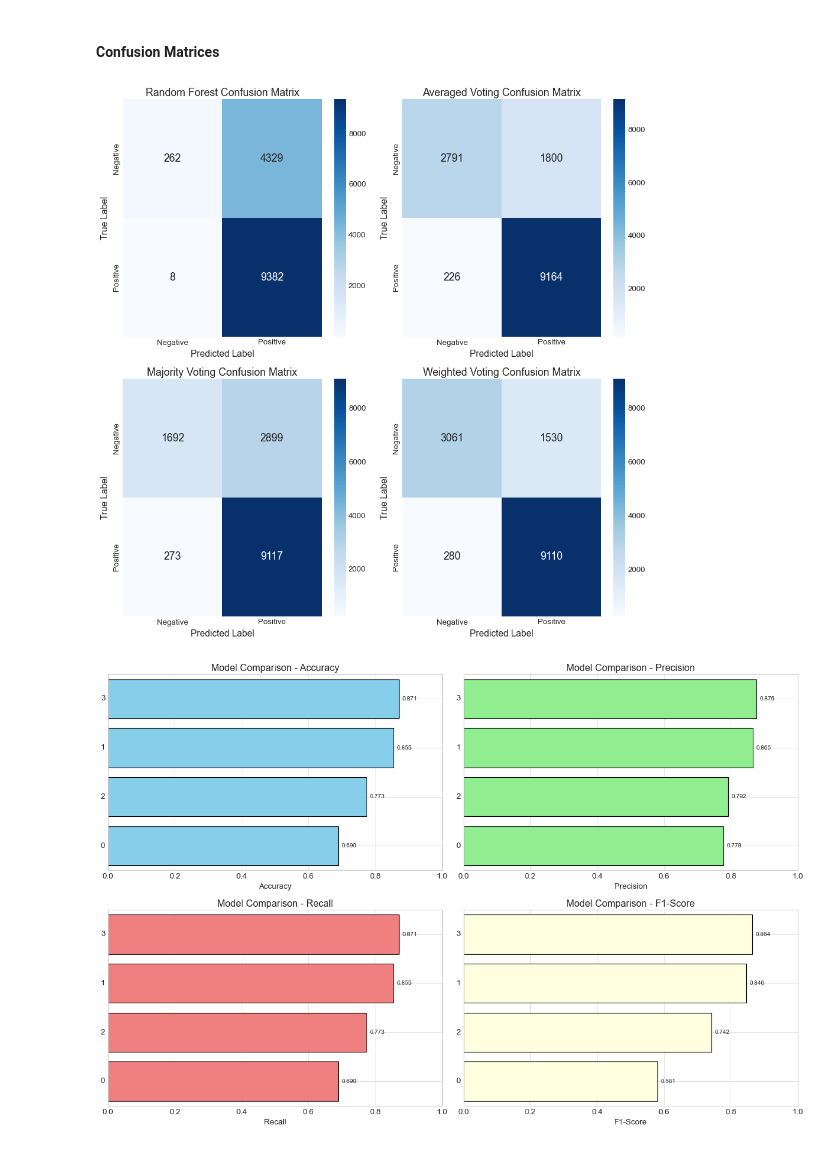
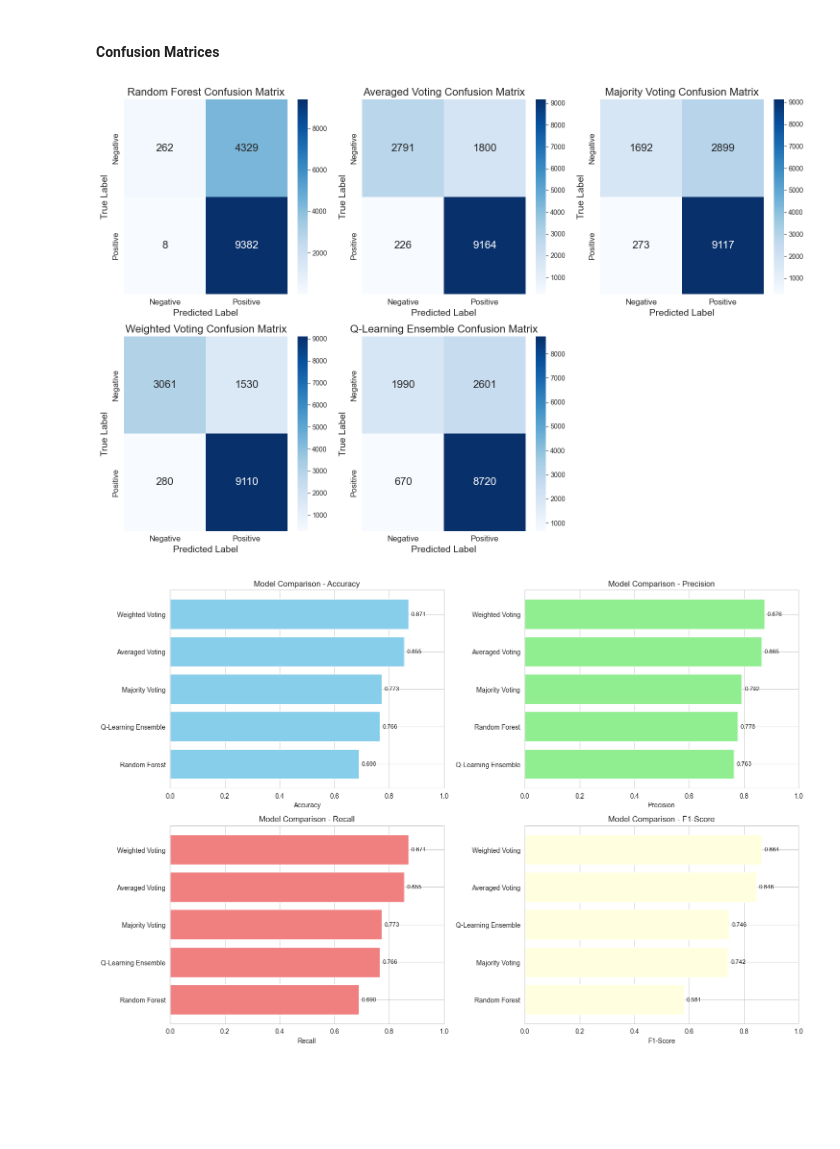
Before and after one commit to itsamirhn/DataMiningProject, a Jupyter notebook: 4 - evaluation.ipynb, the cells around one changed output. Saved outputs shown, nothing was run; the diff lists cells and outputs as text; code cells hidden in the pictures; blank space fills up the shorter version.

Commit message:
feat: Add Q-Learning method

```diff
--- a/4 - evaluation.ipynb
+++ b/4 - evaluation.ipynb
@@ -272,0 +442,14 @@ Total nSV = 198
+# %%
+ql_ensemble = StatelessQLearningEnsemble(
+    base_classifiers=base_classifiers,
+    gamma=0.95,
+    tau_initial=1.0,
+    tau_min=0.01,
+    alpha=0.1,
+    max_episodes=3,
+)
+
+ql_ensemble.fit(X_train, y_train)
+y_pred_ql = ql_ensemble.predict(X_test)
+
+results["Q-Learning Ensemble"] = get_result(y_test, y_pred_ql)
@@ -315,30 +523,41 @@ results_df
 # %% [markdown]
 #### Confusion Matrices
 # %%
-fig, axes = plt.subplots(2, 2, figsize=(12, 12))
+n_models = len(results)
+n_cols = 3
+n_rows = (n_models + n_cols - 1) // n_cols
+
+fig, axes = plt.subplots(n_rows, n_cols, figsize=(15, 5 * n_rows))
+
+if n_rows == 1:
+    axes = axes.reshape(1, -1)
+axes_flat = axes.flatten()
 
 for i, (model_name, result) in enumerate(results.items()):
-    ax = axes[i // 2, i % 2]
+    ax = axes_flat[i]
     cm = confusion_matrix(y_test, result["predictions"])
     sns.heatmap(
         cm,
         annot=True,
         fmt="d",
         cmap="Blues",
         ax=ax,
         annot_kws={"size": 16},
     )
     ax.set_title(f"{model_name} Confusion Matrix", fontsize=16)
     ax.set_xlabel("Predicted Label", fontsize=14)
     ax.set_ylabel("True Label", fontsize=14)
     ax.set_xticklabels(["Negative", "Positive"], fontsize=12)
     ax.set_yticklabels(["Negative", "Positive"], fontsize=12)
 
+# Hide empty subplots if any
+for j in range(i + 1, len(axes_flat)):
+    axes_flat[j].set_visible(False)
 
 plt.tight_layout()
 plt.show()
 # %% [output]
-[figure, old version]
+[figure, new version]
 # %%
 fig, axes = plt.subplots(2, 2, figsize=(15, 10))
 
@@ -352,7 +571,7 @@ for i, metric in enumerate(metrics):
 
     bars = ax.barh(range(len(sorted_data)), sorted_data[metric], color=colors[i])
     ax.set_yticks(range(len(sorted_data)))
-    ax.set_yticklabels(sorted_data.index)
+    ax.set_yticklabels(sorted_data["Model"])
     ax.set_xlabel(metric)
     ax.set_title(f"Model Comparison - {metric}")
     ax.set_xlim(0, 1)
@@ -372,4 +591,4 @@ for i, metric in enumerate(metrics):
 plt.tight_layout()
 plt.show()
 # %% [output]
-[figure, old version]
+[figure, new version]
```
Also changed, not shown: parts of 8 cells of this notebook.
